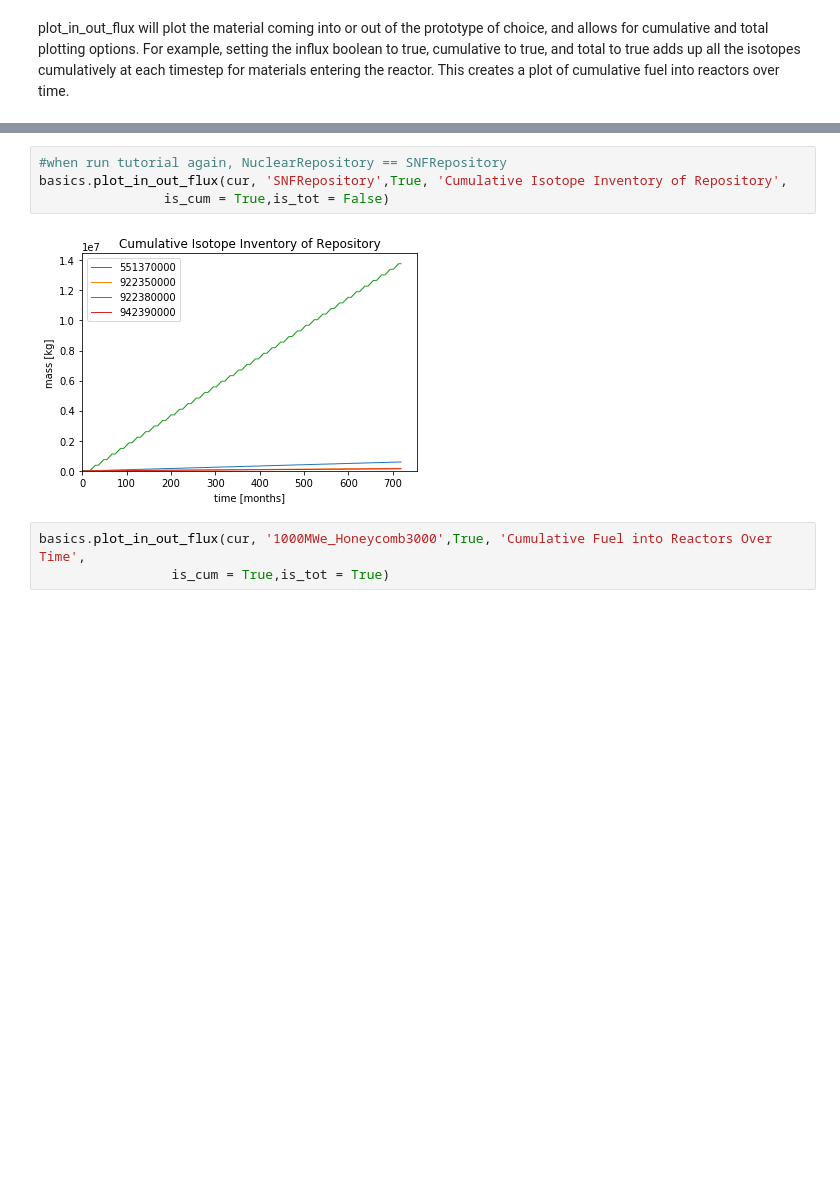
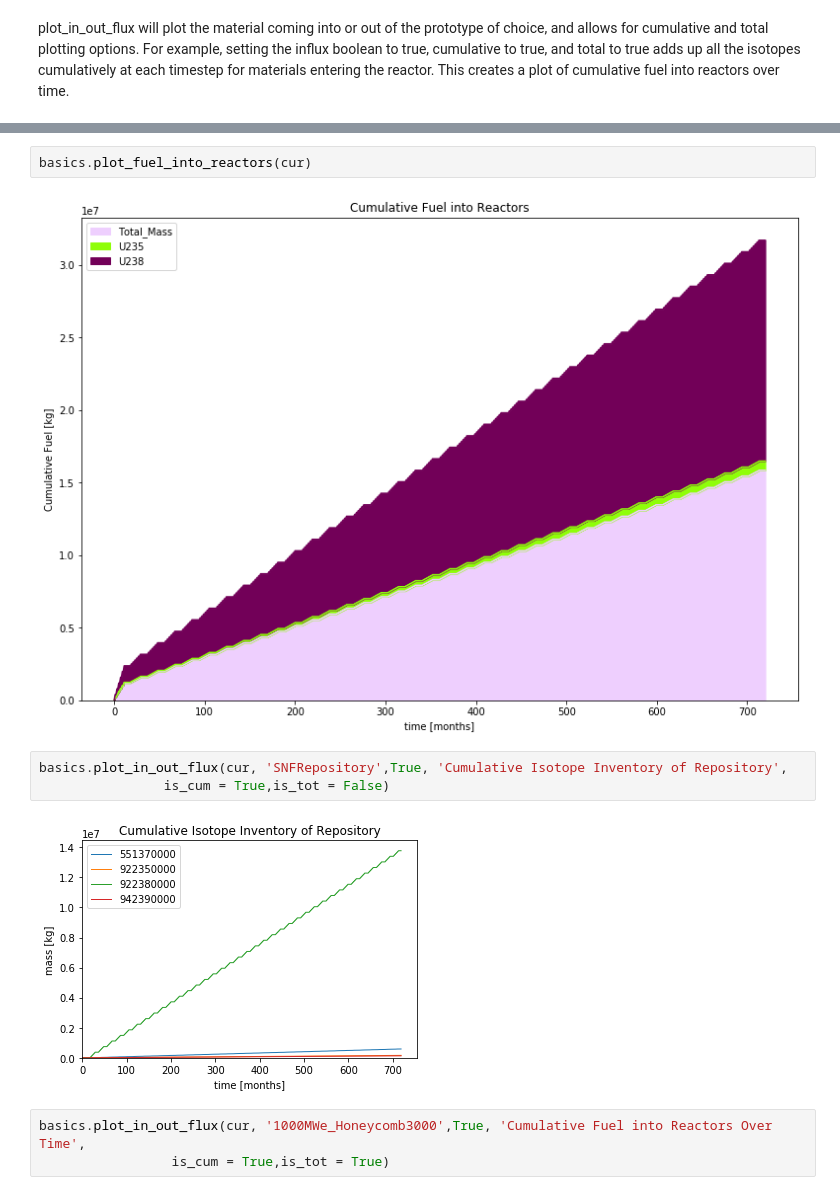
Before and after one commit to ZoeRichter/cyclus-tutorial, a Jupyter notebook: Tutorial.ipynb, the cells around one changed output, grey strips where cells are left out. Drawn from its saved outputs; the diff is of its cells as text; blank space fills up the shorter version.

```diff
--- a/Tutorial.ipynb
+++ b/Tutorial.ipynb
@@ -399,5 +404,8 @@ plot_in_out_flux will plot the material coming into or out of the prototype of c
+# %%
+basics.plot_fuel_into_reactors(cur)
+# %% [output]
+[figure, added]
 # %%
-#when run tutorial again, NuclearRepository == SNFRepository
 basics.plot_in_out_flux(cur, 'SNFRepository',True, 'Cumulative Isotope Inventory of Repository',
                 is_cum = True,is_tot = False)
 # %% [output]
```
Also changed, not shown: parts of 8 cells of this notebook, 3 other files.
